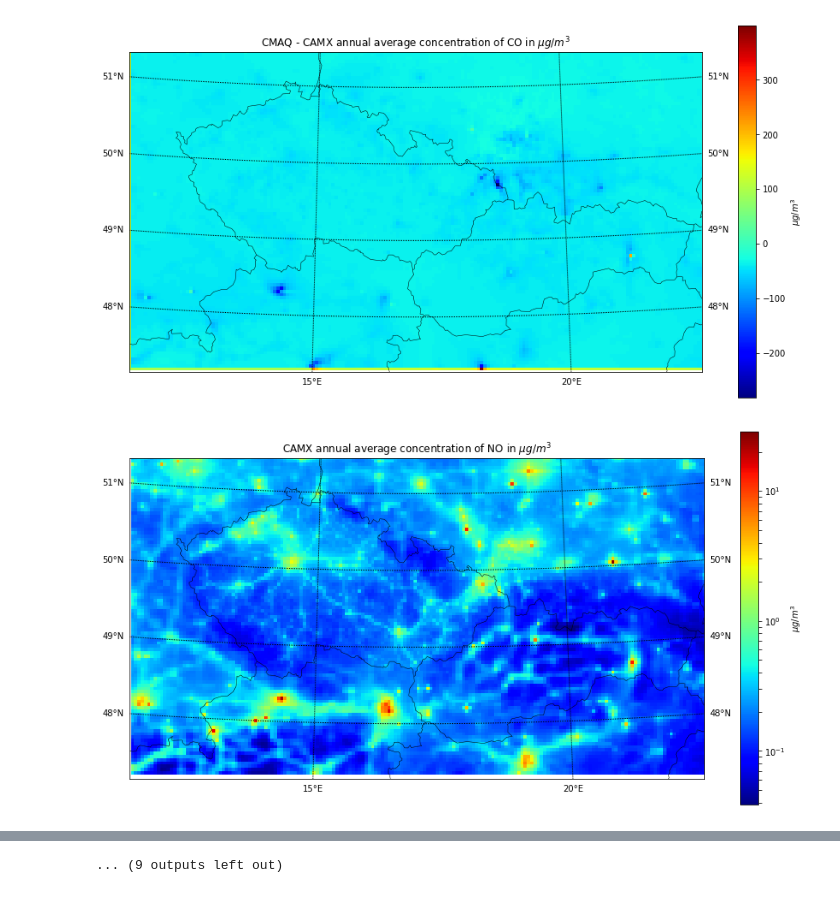
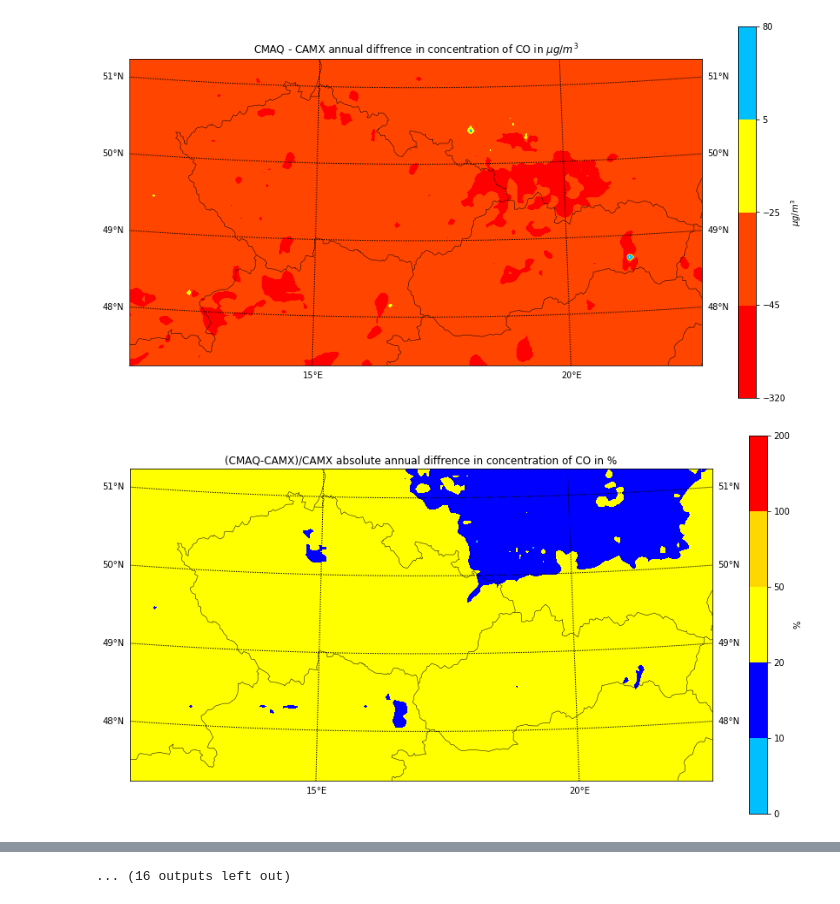
Before and after one commit to dusssaaan/SHMU, a Jupyter notebook: CMAQ-CAMX.ipynb, the cells around one changed output, grey strips where cells are left out. Drawn from its saved outputs; the diff is of its cells as text; code cells hidden in the pictures.

```diff
--- a/CMAQ-CAMX.ipynb
+++ b/CMAQ-CAMX.ipynb
@@ -18,37 +18,41 @@ pollutants=['BAP','CO','NO','NO2','O3','PM','SO2']
 dic_FUME={}
 for i in pollutants:
     if i == 'PM':
-       dic_FUME['PM25']=np.average(np.array(netCDF4.Dataset('/media/sf_Share/TERKA/LIFEIP_Small_PM_2015').variables['PM25']),axis=0)[0,:,:]*dic_coef['PM25']
-       dic_FUME['PM10']=np.average(np.array(netCDF4.Dataset('/media/sf_Share/TERKA/LIFEIP_Small_PM_2015').variables['PM10']),axis=0)[0,:,:]*dic_coef['PM10']
+       dic_FUME['PM25']=np.average(np.array(netCDF4.Dataset('/media/sf_Share/TERKA/LIFEIP_Small_PM_2015').variables['PM25']),axis=0)[0,2:101,2:182]*dic_coef['PM25']
+       dic_FUME['PM10']=np.average(np.array(netCDF4.Dataset('/media/sf_Share/TERKA/LIFEIP_Small_PM_2015').variables['PM10']),axis=0)[0,2:101,2:182]*dic_coef['PM10']
     else:
-       dic_FUME[i]=np.average(np.array(netCDF4.Dataset('/media/sf_Share/TERKA/LIFEIP_Small_{0}_2015'.format(i)).variables[i]),axis=0)[0,:,:]*dic_coef[i]
+       dic_FUME[i]=np.average(np.array(netCDF4.Dataset('/media/sf_Share/TERKA/LIFEIP_Small_{0}_2015'.format(i)).variables[i]),axis=0)[0,2:101,2:182]*dic_coef[i]
 pollutants=['BAP','CO','NO','NO2','O3','PM','SO2']
 dic_SMOKE={}
 for i in pollutants:
     if i == 'PM':
-       dic_SMOKE['PM25']=np.average(np.array(netCDF4.Dataset('/media/sf_Share/TERKA/Joh_Small_PM_2015').variables['PM25']),axis=0)[0,:,:]*dic_coef['PM25']
-       dic_SMOKE['PM10']=np.average(np.array(netCDF4.Dataset('/media/sf_Share/TERKA/Joh_Small_PM_2015').variables['PM10']),axis=0)[0,:,:]*dic_coef['PM10']
+       dic_SMOKE['PM25']=np.average(np.array(netCDF4.Dataset('/media/sf_Share/TERKA/Joh_Small_PM_2015').variables['PM25']),axis=0)[0,2:101,2:182]*dic_coef['PM25']
+       dic_SMOKE['PM10']=np.average(np.array(netCDF4.Dataset('/media/sf_Share/TERKA/Joh_Small_PM_2015').variables['PM10']),axis=0)[0,2:101,2:182]*dic_coef['PM10']
     else:
-       dic_SMOKE[i]=np.average(np.array(netCDF4.Dataset('/media/sf_Share/TERKA/Joh_Small_{0}_2015'.format(i)).variables[i]),axis=0)[0,:,:]*dic_coef[i]
+       dic_SMOKE[i]=np.average(np.array(netCDF4.Dataset('/media/sf_Share/TERKA/Joh_Small_{0}_2015'.format(i)).variables[i]),axis=0)[0,2:101,2:182]*dic_coef[i]
 # %%
 #CAMX
 CAMX=netCDF4.Dataset('/media/sf_Share/TERKA/Life-MP_ref2015_camxout_avrg.grd02_IL_PMspec.nc')
 
 #lon and lat to np array
-lon_C=np.array(CAMX.variables['longitude'][:,:])
-lat_C=np.array(CAMX.variables['latitude'][:,:])
+lon_C=np.array(CAMX.variables['longitude'][1:100,1:181])
+lat_C=np.array(CAMX.variables['latitude'][1:100,1:181])
 # %%
 dic_CAMX={}
 for i in dic_FUME:
     if i != 'BAP':
         if i == 'PM25':
-           dic_CAMX[i]=np.average(np.array(CAMX.variables['PM2_5']),axis=0)[0,:,:]
+           dic_CAMX[i]=np.average(np.array(CAMX.variables['PM2_5']),axis=0)[0,1:100,1:181]
         else:
-           dic_CAMX[i]=np.average(np.array(CAMX.variables[i]),axis=0)[0,:,:]
+           dic_CAMX[i]=np.average(np.array(CAMX.variables[i]),axis=0)[0,1:100,1:181]
 # %%
+meridians = np.arange(10.,35.,5.)
+pararels = np.arange(45.,52.,1.)
+
+
 for i in dic_FUME.keys():
     if i != 'BAP':
-        mapb=Basemap(projection='lcc',lat_1=46.24470138549805,lat_2=46.24470138549805,lat_0=49.375,lon_0=17.0,width=833780,height=466351,resolution='i')
+        mapb=Basemap(projection='lcc',lat_1=46.24470138549805,lat_2=46.24470138549805,lat_0=49.375,lon_0=17.0,width=833000,height=446351,resolution='i')
         mapb.drawcountries()
         mapb.drawmeridians(meridians,labels=[False,True,False, True, False])
         mapb.drawparallels(pararels,labels=[True,True,True, True,True,True])
@@ -63,13 +67,13 @@ for i in dic_FUME.keys():
         plt.close()
 
 
-        mapb=Basemap(projection='lcc',lat_1=46.24470138549805,lat_2=46.24470138549805,lat_0=49.375,lon_0=17.0,width=833780,height=466351,resolution='i')
+        mapb=Basemap(projection='lcc',lat_1=46.24470138549805,lat_2=46.24470138549805,lat_0=49.375,lon_0=17.0,width=832900,height=446351,resolution='i')
         mapb.drawcountries()
         mapb.drawmeridians(meridians,labels=[False,True,False, True, False])
         mapb.drawparallels(pararels,labels=[True,True,True, True,True,True])
 
         # choose one of the two style of the plot
-        mapb.pcolormesh(lon[1:102,1:183],lat[1:102,1:183],dic_FUME[i][1:102,1:183],cmap=plt.cm.jet,latlon=True,norm=colors.LogNorm())
+        mapb.pcolormesh(lon,lat,dic_FUME[i],cmap=plt.cm.jet,latlon=True,norm=colors.LogNorm())
         #mapb.contourf(lon,lat,dic_ann[i],cmap=plt.cm.jet,latlon=True,norm=colors.LogNorm())
 
         plt.colorbar(label='$\mu g /m^3$')
@@ -77,18 +81,53 @@ for i in dic_FUME.keys():
         plt.show()
         plt.close()
 
+        if i != 'CO':
+            colors_m=['red','orangered','yellow','gold','y','deepskyblue','blue','violet','deeppink']
+            levels=[-20,-10,-5,-3,-1,1,3,5,10,20]
+            mapb=Basemap(projection='lcc',lat_1=46.24470138549805,lat_2=46.24470138549805,lat_0=49.375,lon_0=17.0,width=832900,height=446351,resolution='i')
+            mapb.drawcountries()
+            mapb.drawmeridians(meridians,labels=[False,True,False, True, False])
+            mapb.drawparallels(pararels,labels=[True,True,True, True,True,True])
 
-        mapb=Basemap(projection='lcc',lat_1=46.24470138549805,lat_2=46.24470138549805,lat_0=49.375,lon_0=17.0,width=833780,height=466351,resolution='i')
+            # choose one of the two style of the plot
+            mapb.contourf(lon,lat,dic_FUME[i]-dic_CAMX[i],levels,colors=colors_m,latlon=True)
+            #mapb.contourf(lon,lat,dic_ann[i],cmap=plt.cm.jet,latlon=True,norm=colors.LogNorm())
+
+            plt.colorbar(label='$\mu g /m^3$')
+            plt.title('CMAQ - CAMX annual average concentration of {0} in $\mu g /m^3$'.format(i))
+            plt.show()
+            plt.close()
+        else:
+            colors_m=['red','orangered','yellow','deepskyblue','blue']
+            levels=[-320,-45,-25,5,80]
+            mapb=Basemap(projection='lcc',lat_1=46.24470138549805,lat_2=46.24470138549805,lat_0=49.375,lon_0=17.0,width=832900,height=446351,resolution='i')
+            mapb.drawcountries()
+            mapb.drawmeridians(meridians,labels=[False,True,False, True, False])
+            mapb.drawparallels(pararels,labels=[True,True,True, True,True,True])
+
+            # choose one of the two style of the plot
+            mapb.contourf(lon,lat,dic_FUME[i]-dic_CAMX[i],levels,colors=colors_m,latlon=True)
+            #mapb.contourf(lon,lat,dic_ann[i],cmap=plt.cm.jet,latlon=True,norm=colors.LogNorm())
+
+            plt.colorbar(label='$\mu g /m^3$')
+            plt.title('CMAQ - CAMX annual diffrence in concentration of {0} in $\mu g /m^3$'.format(i))
+            plt.show()
+            plt.close()
+
+        colors_m=['deepskyblue','blue','yellow','gold','red','orangered']
+        levels=[0,10,20,50,100,200]
+
+        mapb=Basemap(projection='lcc',lat_1=46.24470138549805,lat_2=46.24470138549805,lat_0=49.375,lon_0=17.0,width=832900,height=446351,resolution='i')
         mapb.drawcountries()
         mapb.drawmeridians(meridians,labels=[False,True,False, True, False])
         mapb.drawparallels(pararels,labels=[True,True,True, True,True,True])
 
         # choose one of the two style of the plot
-        mapb.pcolormesh(lon[1:102,1:183],lat[1:102,1:183],dic_FUME[i][1:102,1:183]-dic_CAMX[i],cmap=plt.cm.jet,latlon=True)
+        mapb.contourf(lon,lat,np.abs((dic_FUME[i]-dic_CAMX[i])/dic_CAMX[i])*100,levels,colors=colors_m,latlon=True)
         #mapb.contourf(lon,lat,dic_ann[i],cmap=plt.cm.jet,latlon=True,norm=colors.LogNorm())
 
-        plt.colorbar(label='$\mu g /m^3$')
-        plt.title('CMAQ - CAMX annual average concentration of {0} in $\mu g /m^3$'.format(i))
+        plt.colorbar(label='%')
+        plt.title('(CMAQ-CAMX)/CAMX absolute annual diffrence in concentration of {0} in %'.format(i))
         plt.show()
         plt.close()
 # %% [output]
@@ -97,2 +136,2 @@ for i in dic_FUME.keys():
-[figure, old version]
+[figure, new version]
-[figure, old version]
+[figure, new version]
@@ -107 +146 @@ for i in dic_FUME.keys():
-... (9 outputs left out)
+... (16 outputs left out)
```
Also changed, not shown: parts of 2 cells of this notebook.
